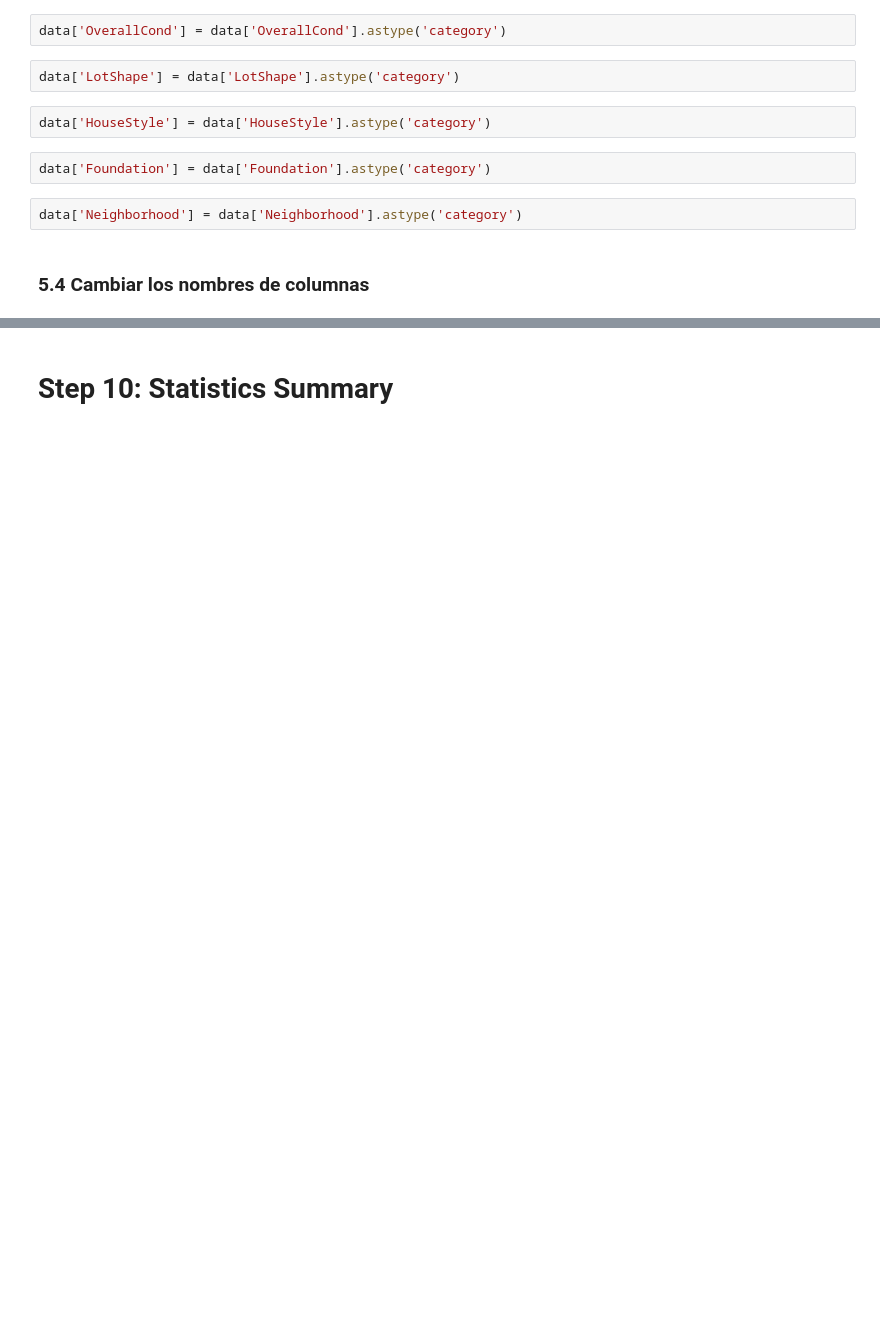
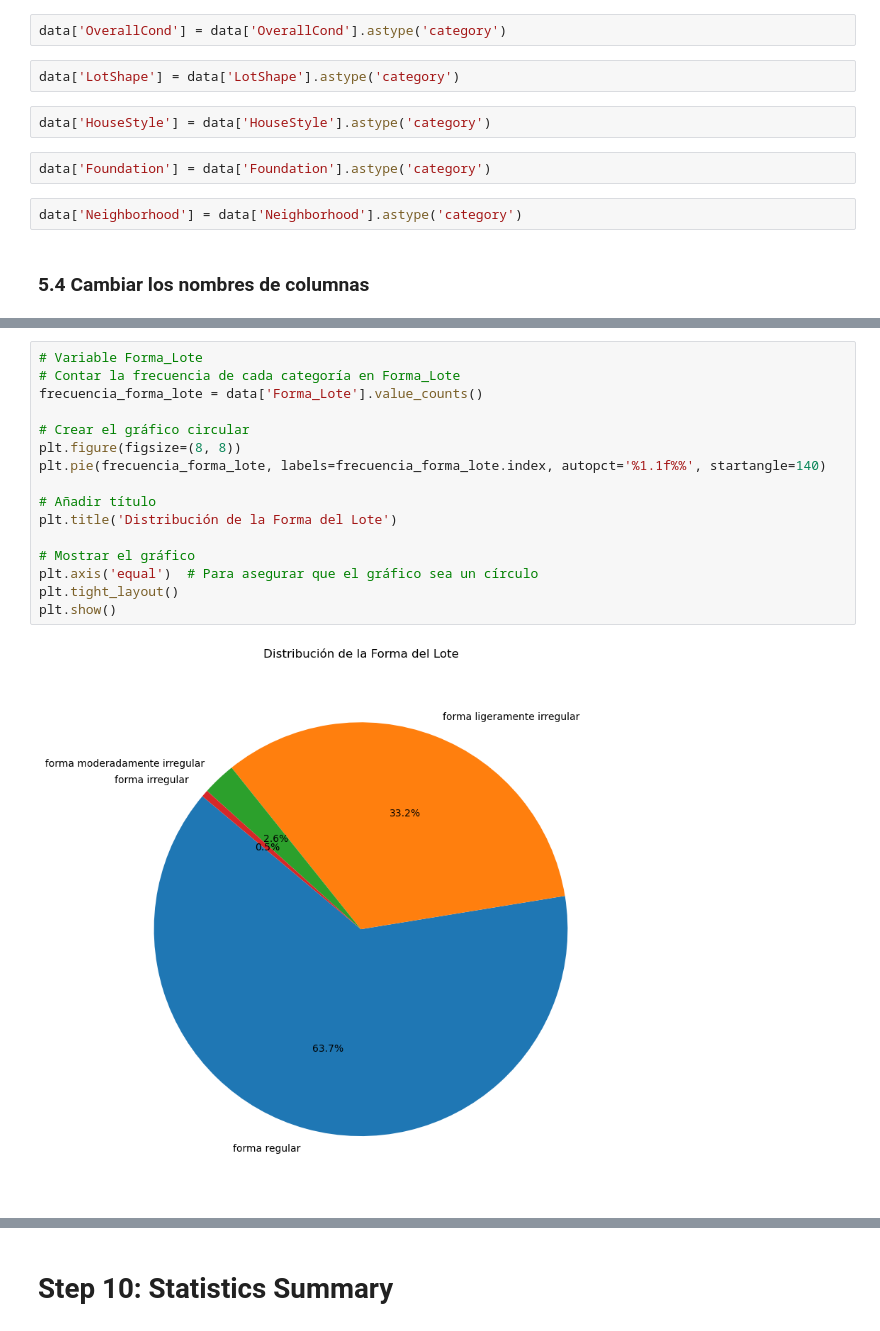
Before and after one commit to BlueAutomata/EDA_House_sales, a Jupyter notebook: Taller_EDA_house_sales.ipynb, the cells around one changed output, grey strips where cells are left out. Drawn from its saved outputs; the diff is of its cells as text; blank space fills up the shorter version.

```diff
--- a/Taller_EDA_house_sales.ipynb
+++ b/Taller_EDA_house_sales.ipynb
@@ -540,0 +609,18 @@ data.head()
+# %%
+# Variable Forma_Lote
+# Contar la frecuencia de cada categoría en Forma_Lote
+frecuencia_forma_lote = data['Forma_Lote'].value_counts()
+
+# Crear el gráfico circular
+plt.figure(figsize=(8, 8))
+plt.pie(frecuencia_forma_lote, labels=frecuencia_forma_lote.index, autopct='%1.1f%%', startangle=140)
+
+# Añadir título
+plt.title('Distribución de la Forma del Lote')
+
+# Mostrar el gráfico
+plt.axis('equal')  # Para asegurar que el gráfico sea un círculo
+plt.tight_layout()
+plt.show()
+# %% [output]
+[figure, added]
```
Also changed, not shown: parts of 28 cells of this notebook.
